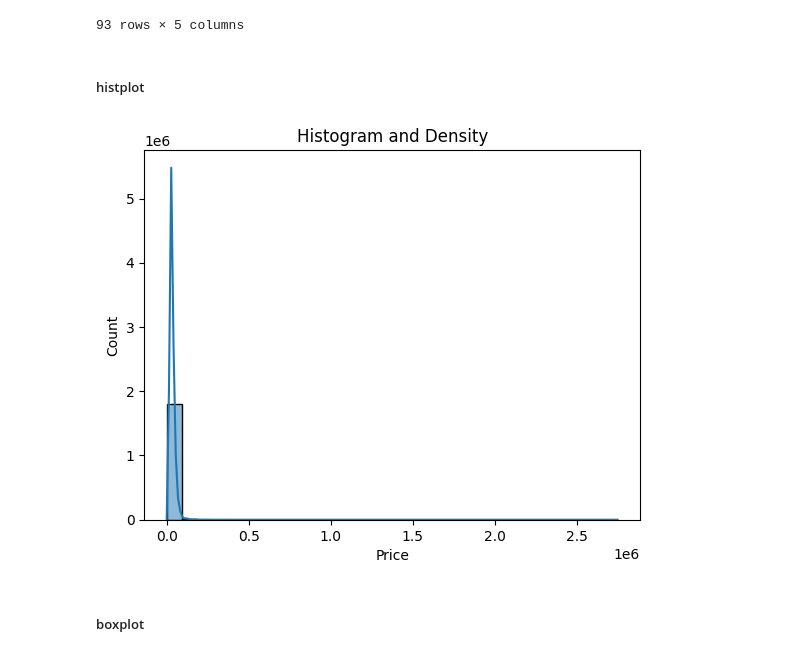
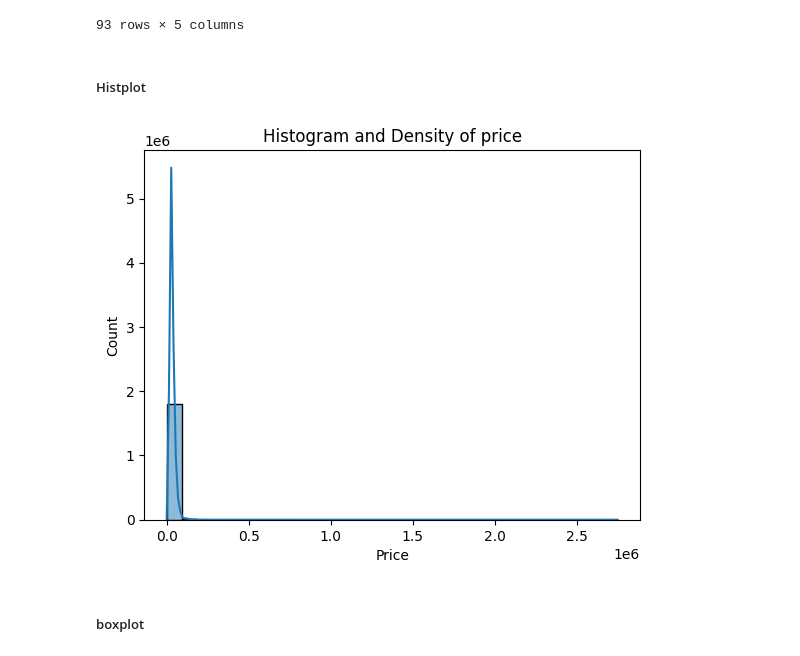
Before and after one commit to raoufRahmani/EDA-and-preprocessing-Homework, a Jupyter notebook: cars2.ipynb, the cells around one changed output. Cells and saved outputs as stored; diff of their text form; code cells hidden in the pictures.

```diff
--- a/cars2.ipynb
+++ b/cars2.ipynb
@@ -345,18 +345,15 @@ df_short.groupby('make_name')['price'].agg(['mean', 'median', 'min', 'max', 'std
 | smart | 10223.254310 | 10899.5 | 2995.0 | 21998.0 | 3247.180909 |
 93 rows × 5 columns
 # %% [markdown]
-##### histplot
+##### Histplot
 # %%
-import seaborn as sns
-import matplotlib.pyplot as plt
-
 sns.histplot(data=df_short, x="price", bins=30, kde=True)
 
 plt.xlabel("Price")
-plt.title("Histogram and Density")
+plt.title("Histogram and Density of price")
 plt.show()
 # %% [output]
-[figure, old version]
+[figure, new version]
 # %% [markdown]
 ##### boxplot
 # %%
```
Also changed, not shown: parts of 12 cells of this notebook.
